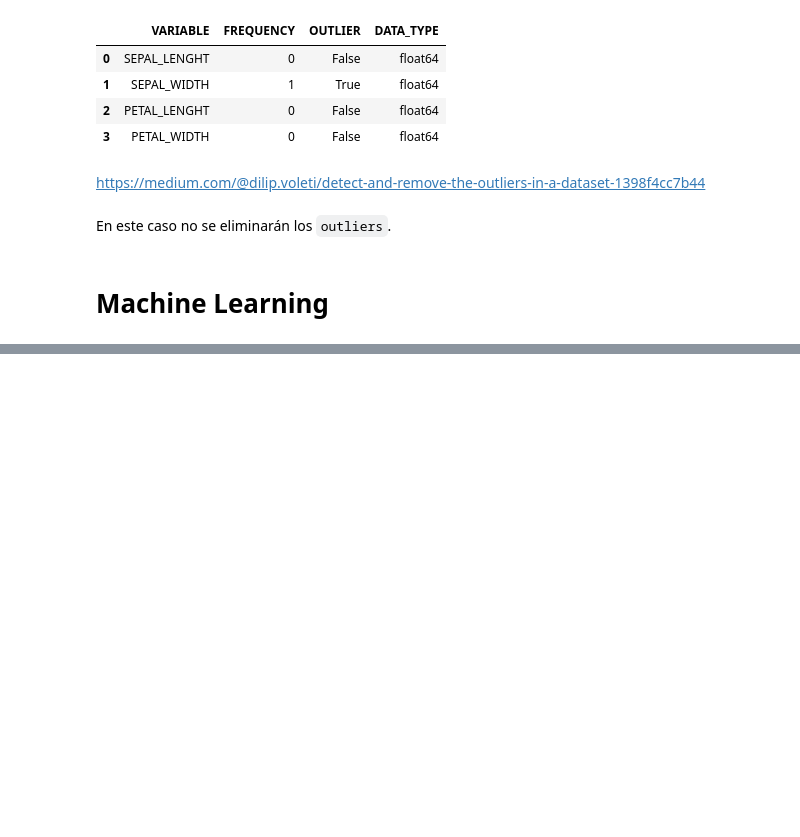
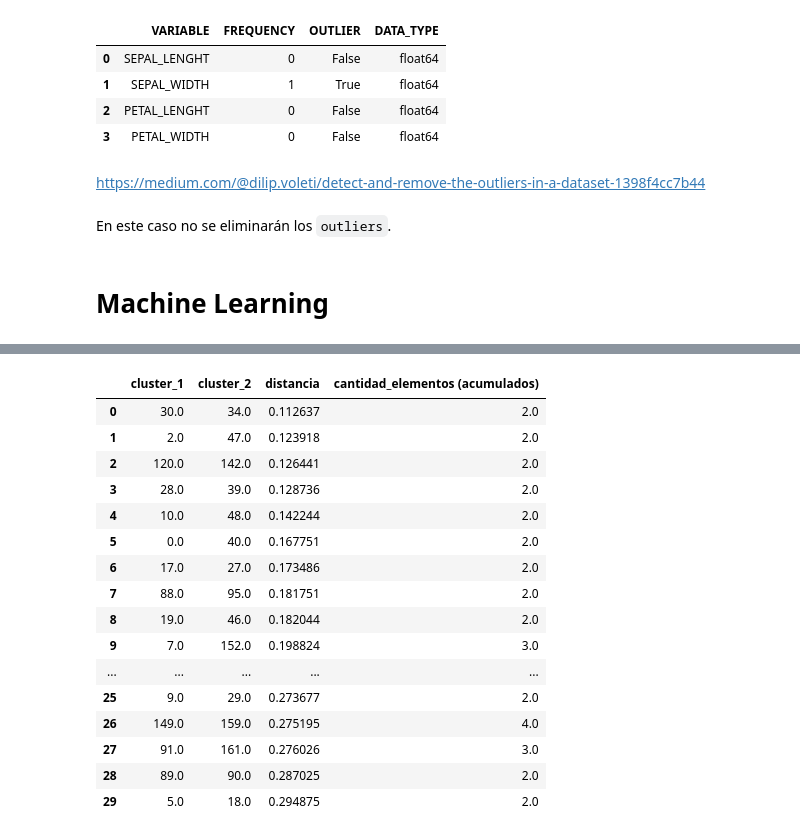
Before and after one commit to kike1985/Machine-Learning, a Jupyter notebook: Notebooks/0301_Clustering_Iris.ipynb, the cells around one changed output, grey strips where cells are left out. Drawn from its saved outputs; the diff is of its cells as text; code cells hidden in the pictures; blank space fills up the shorter version.

```diff
--- a/Notebooks/0301_Clustering_Iris.ipynb
+++ b/Notebooks/0301_Clustering_Iris.ipynb
@@ -772,0 +835,24 @@ En este caso no se eliminarán los `outliers`.
+# %%
+# method = single | complete | average | weighted | centroid | median | ward
+Z = hierarchy.linkage(y=similarity_measures, method='average')
+Z_df = pd.DataFrame(Z, columns=[
+                    'cluster_1', 'cluster_2', 'distancia', 'cantidad_elementos (acumulados)'])
+Z_df[:30]
+# %% [output]
+|  | cluster_1 | cluster_2 | distancia | cantidad_elementos (acumulados) |
+| 0 | 30.0 | 34.0 | 0.112637 | 2.0 |
+| 1 | 2.0 | 47.0 | 0.123918 | 2.0 |
+| 2 | 120.0 | 142.0 | 0.126441 | 2.0 |
+| 3 | 28.0 | 39.0 | 0.128736 | 2.0 |
+| 4 | 10.0 | 48.0 | 0.142244 | 2.0 |
+| 5 | 0.0 | 40.0 | 0.167751 | 2.0 |
+| 6 | 17.0 | 27.0 | 0.173486 | 2.0 |
+| 7 | 88.0 | 95.0 | 0.181751 | 2.0 |
+| 8 | 19.0 | 46.0 | 0.182044 | 2.0 |
+| 9 | 7.0 | 152.0 | 0.198824 | 3.0 |
+| ... | ... | ... | ... | ... |
+| 25 | 9.0 | 29.0 | 0.273677 | 2.0 |
+| 26 | 149.0 | 159.0 | 0.275195 | 4.0 |
+| 27 | 91.0 | 161.0 | 0.276026 | 3.0 |
+| 28 | 89.0 | 90.0 | 0.287025 | 2.0 |
+| 29 | 5.0 | 18.0 | 0.294875 | 2.0 |
```
Also changed, not shown: parts of 36 cells of this notebook.
